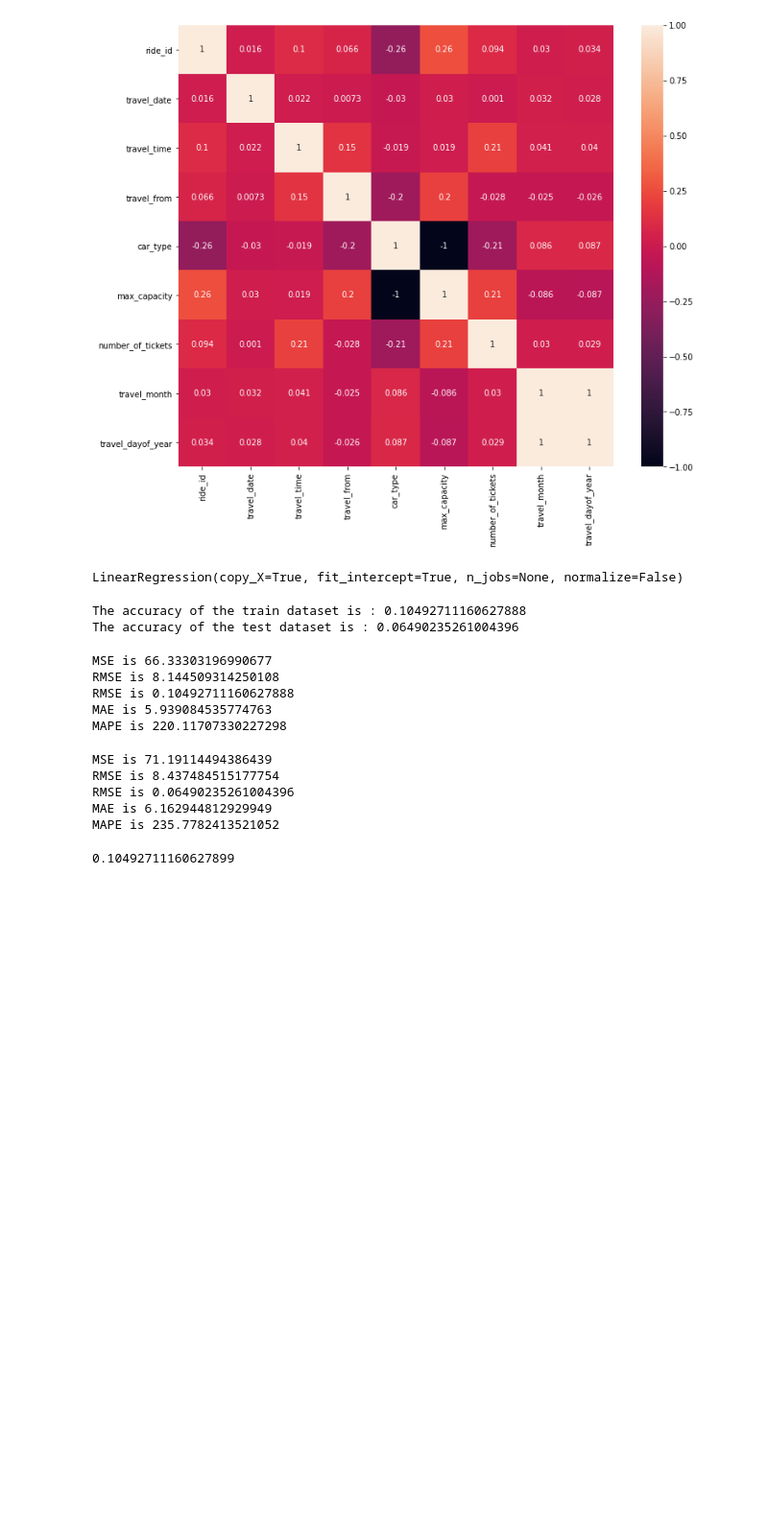
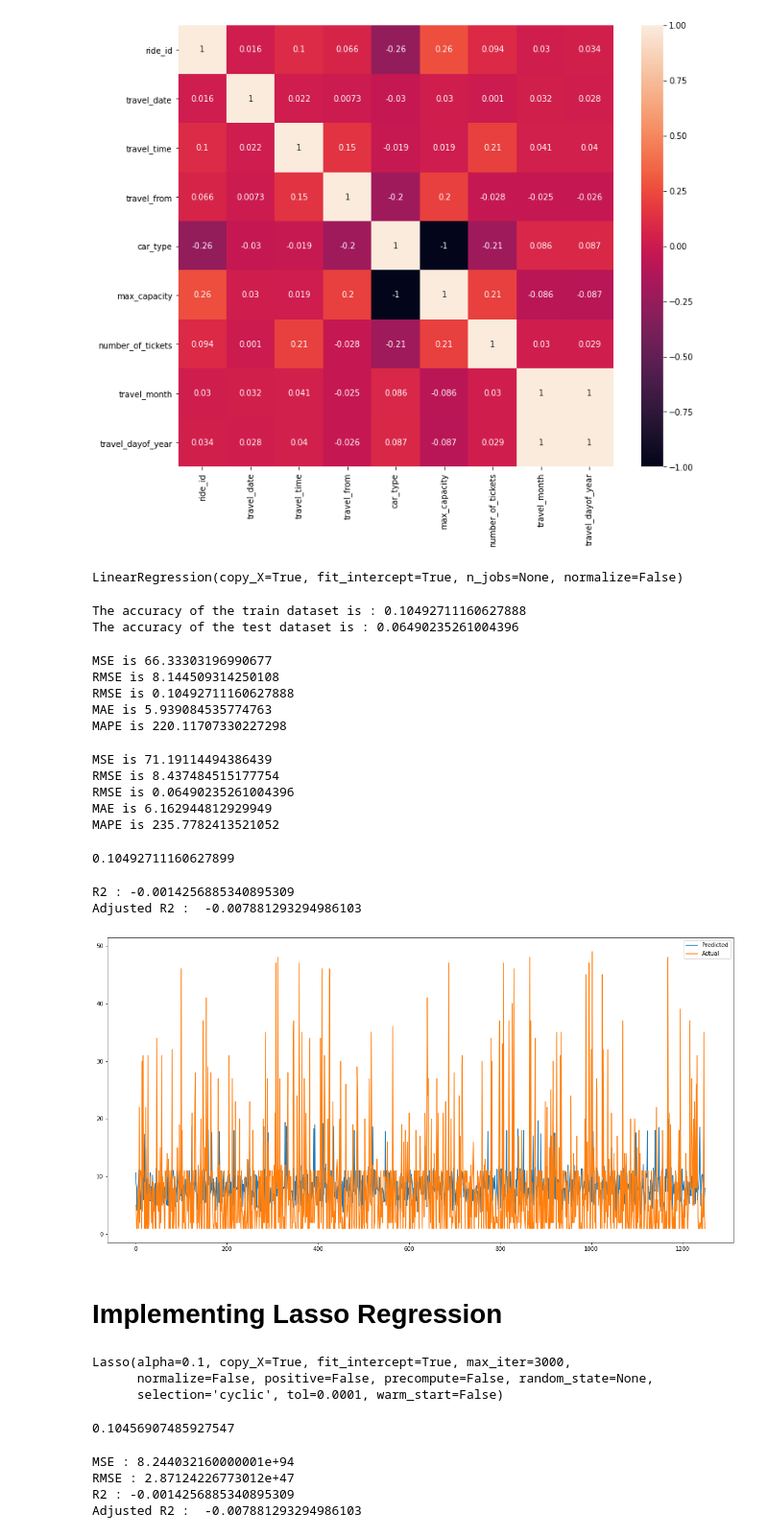
Before and after one commit to VaideswarReddy/Demanad-prediction-for-public-transport, a Jupyter notebook: Vaideswar_Reddy_Team_5_Capstone_Project_2.ipynb, the cells around one changed output. Shown at 96% size. Drawn from its saved outputs; the diff is of its cells as text; code cells hidden in the pictures; blank space fills up the shorter version.

```diff
--- a/Vaideswar_Reddy_Team_5_Capstone_Project_2.ipynb
+++ b/Vaideswar_Reddy_Team_5_Capstone_Project_2.ipynb
@@ -775,3 +775,34 @@ MAPE is 235.7782413521052
 print (explained_variance_score(y_train,preds_train_set)) #best is 1.0
 # %% [output]
 0.10492711160627899
+# %%
+from sklearn.metrics import r2_score
+r2 = r2_score(10**(y_test), 10**(y_test_pred))
+print("R2 :" ,r2)
+print("Adjusted R2 : ",1-(1-r2_score(10**(y_test), 10**(y_test_pred)))*((X_test.shape[0]-1)/(X_test.shape[0]-X_test.shape[1]-1)))
+# %% [output]
+R2 : -0.0014256885340895309
+Adjusted R2 :  -0.007881293294986103
+# %%
+plt.figure(figsize=(20,10))
+plt.plot(y_test_pred)
+plt.plot(np.array(y_test))
+plt.legend(["Predicted","Actual"])
+plt.show()
+# %% [output]
+[figure, added]
+# %% [markdown]
+# Implementing Lasso Regression
+# %%
+from sklearn.linear_model import Lasso
+lasso  = Lasso(alpha=0.1 , max_iter= 3000)
+
+lasso.fit(X_train, y_train)
+# %% [output]
+Lasso(alpha=0.1, copy_X=True, fit_intercept=True, max_iter=3000,
+      normalize=False, positive=False, precompute=False, random_state=None,
+      selection='cyclic', tol=0.0001, warm_start=False)
+# %%
+lasso.score(X_train, y_train)
+# %% [output]
+0.10456907485927547
@@ -777,0 +811,15 @@ print (explained_variance_score(y_train,preds_train_set)) #best is 1.0
+# %%
+MSE  = mean_squared_error(10**(y_test), 10**(y_pred_l))
+print("MSE :" , MSE)
+
+RMSE = np.sqrt(MSE)
+print("RMSE :" ,RMSE)
+
+r2 = r2_score(10**(y_test), 10**(y_pred_l))
+print("R2 :" ,r2)
+print("Adjusted R2 : ",1-(1-r2_score(10**(y_test), 10**(y_pred_l)))*((X_test.shape[0]-1)/(X_test.shape[0]-X_test.shape[1]-1)))
+# %% [output]
+MSE : 8.244032160000001e+94
+RMSE : 2.87124226773012e+47
+R2 : -0.0014256885340895309
+Adjusted R2 :  -0.007881293294986103
```
Also changed, not shown: parts of 43 cells of this notebook.
